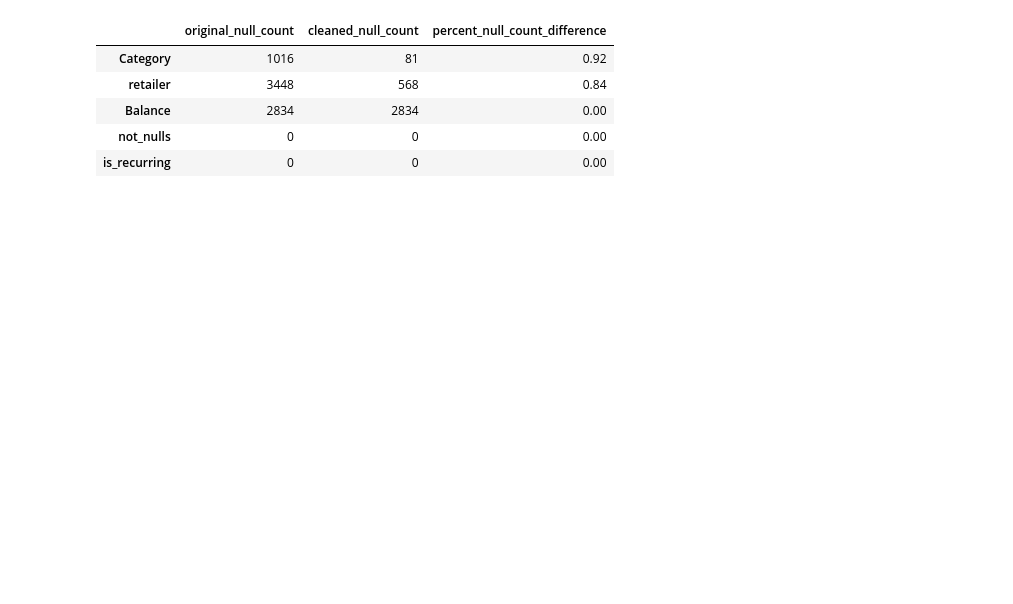
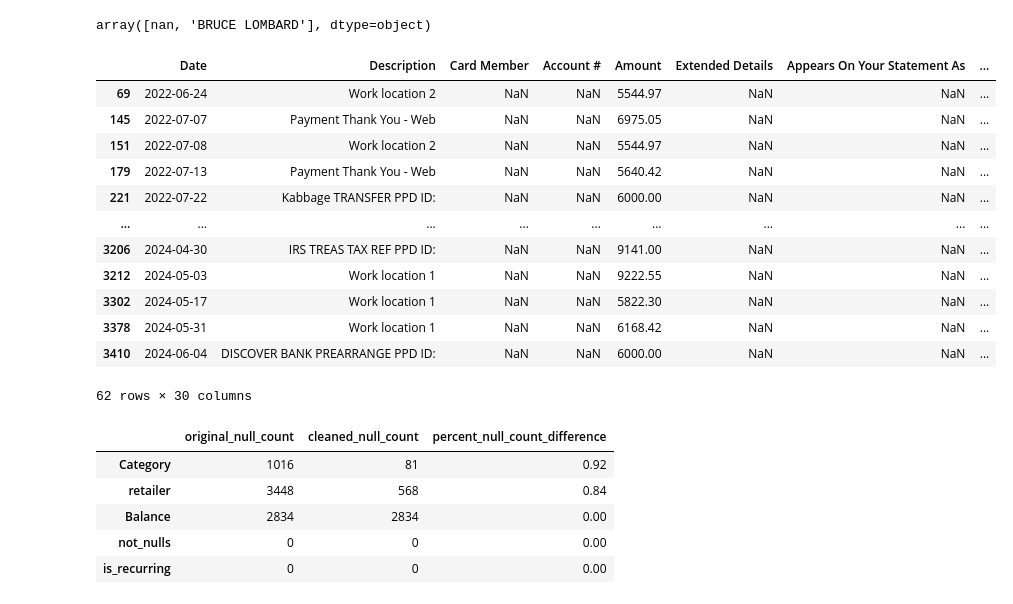
Before and after one commit to blombard24/financial-account-analysis, a Jupyter notebook: test_notebook.ipynb, the cells around one changed output. Saved outputs shown, nothing was run; the diff lists cells and outputs as text; code cells hidden in the pictures; blank space fills up the shorter version.

```diff
--- a/test_notebook.ipynb
+++ b/test_notebook.ipynb
@@ -13,0 +202,18 @@ df = transaction_compiler()
+# %%
+test = df.copy()
+# %%
+cond = [
+    df['Description'].str.contains('amex',case=False),
+    df['Description'].str.contains('wellmore',case=False),
+    df['Description'].str.contains('glanbia',case=False),
+]
+
+choice = [
+    df['Description'],
+    'Work location 1',
+    'Work location 2',
+]
+
+default_cond = df['Description'].str.replace(r'\d+','',regex=True).str.replace(r'\s+'," ", regex=True)
+
+test.loc[:,'Description'] = np.select(condlist=cond,choicelist=choice,default=default_cond)
@@ -14,3 +222,23 @@ df = transaction_compiler()
+# %%
+test[''].unique()
+# %% [output]
+array([nan, 'BRUCE LOMBARD'], dtype=object)
+# %%
+test[test['Amount']>5000]
+# %% [output]
+|  | Date | Description | Card Member | Account # | Amount | Extended Details | Appears On Your Statement As | ... |
+| 69 | 2022-06-24 | Work location 2 | NaN | NaN | 5544.97 | NaN | NaN | ... |
+| 145 | 2022-07-07 | Payment Thank You - Web | NaN | NaN | 6975.05 | NaN | NaN | ... |
+| 151 | 2022-07-08 | Work location 2 | NaN | NaN | 5544.97 | NaN | NaN | ... |
+| 179 | 2022-07-13 | Payment Thank You - Web | NaN | NaN | 5640.42 | NaN | NaN | ... |
+| 221 | 2022-07-22 | Kabbage TRANSFER PPD ID: | NaN | NaN | 6000.00 | NaN | NaN | ... |
+| ... | ... | ... | ... | ... | ... | ... | ... | ... |
+| 3206 | 2024-04-30 | IRS TREAS TAX REF PPD ID: | NaN | NaN | 9141.00 | NaN | NaN | ... |
+| 3212 | 2024-05-03 | Work location 1 | NaN | NaN | 9222.55 | NaN | NaN | ... |
+| 3302 | 2024-05-17 | Work location 1 | NaN | NaN | 5822.30 | NaN | NaN | ... |
+| 3378 | 2024-05-31 | Work location 1 | NaN | NaN | 6168.42 | NaN | NaN | ... |
+| 3410 | 2024-06-04 | DISCOVER BANK PREARRANGE PPD ID: | NaN | NaN | 6000.00 | NaN | NaN | ... |
+62 rows × 30 columns
 # %%
 map_test(df)[:5]
 # %% [output]
```
Also changed, not shown: parts of 20 cells of this notebook, 1 other file.
